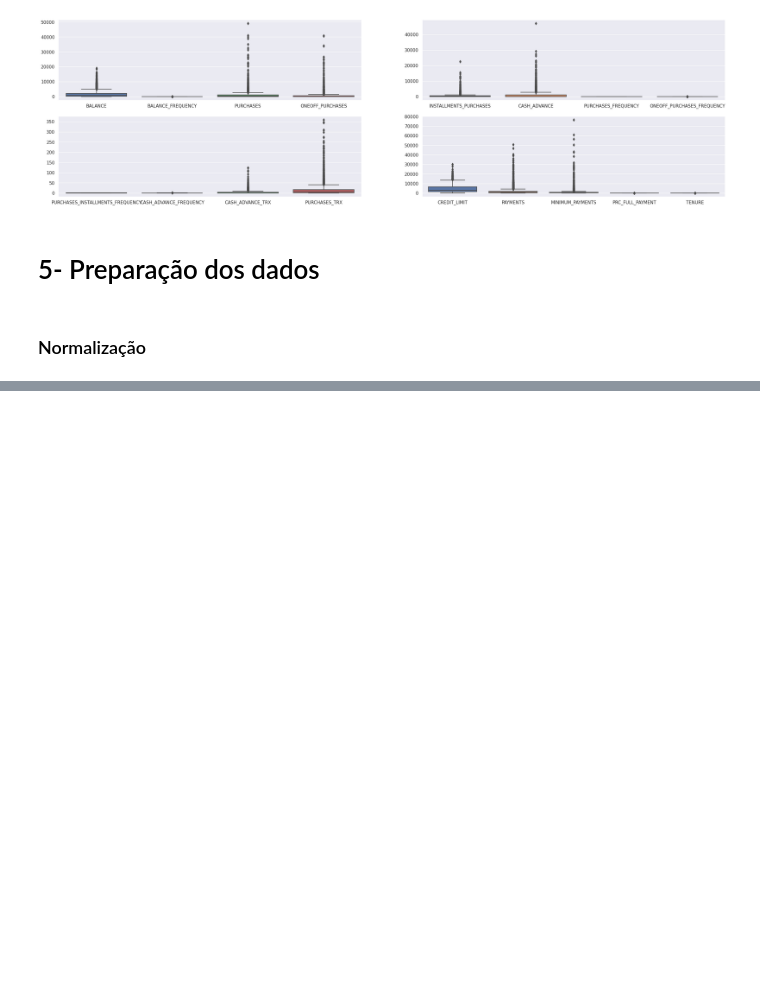
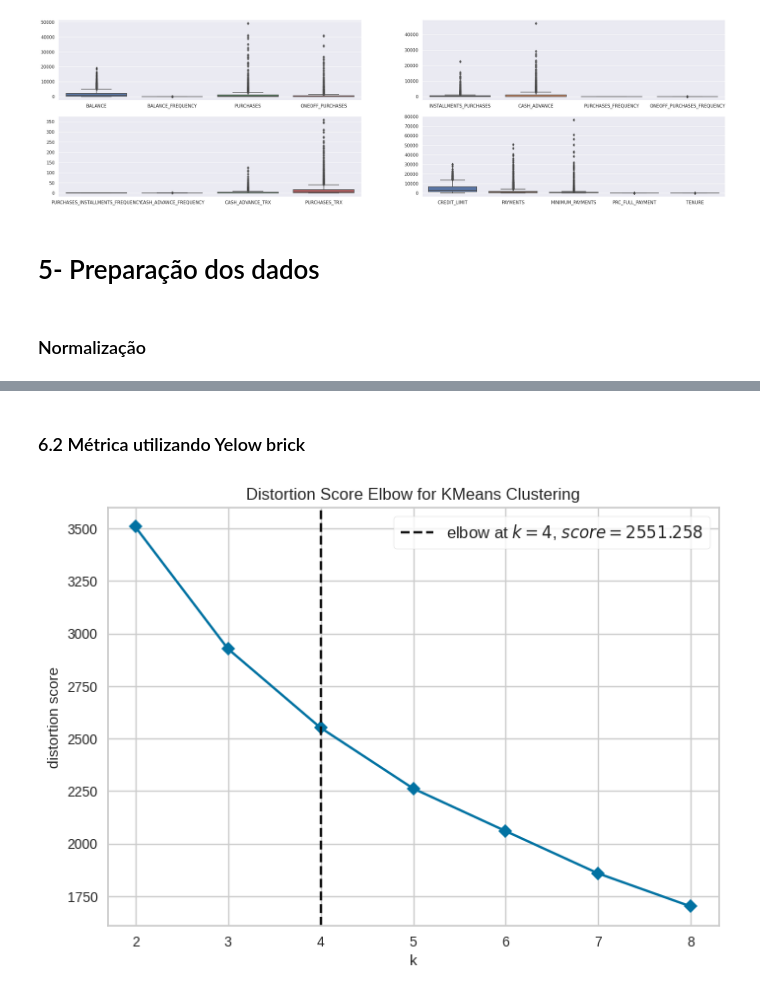
Before and after one commit to rsantosluan/Banking-Marketing-Strategy, a Jupyter notebook: Jnotebooks/c01_ete.ipynb, the cells around one changed output, grey strips where cells are left out. Drawn from its saved outputs; the diff is of its cells as text; code cells hidden in the pictures; blank space fills up the shorter version.

```diff
--- a/Jnotebooks/c01_ete.ipynb
+++ b/Jnotebooks/c01_ete.ipynb
@@ -155,0 +217,8 @@ data_n = td.normalizacao( data = data_raw )
+# %% [markdown]
+### 6.2 Métrica utilizando Yelow brick
+# %%
+km = KElbowVisualizer( KMeans(), k = clusters, timings = False )
+km.fit( df )
+km.show();
+# %% [output]
+[figure, added]
```
Also changed, not shown: parts of 9 cells of this notebook, 5 other files.
